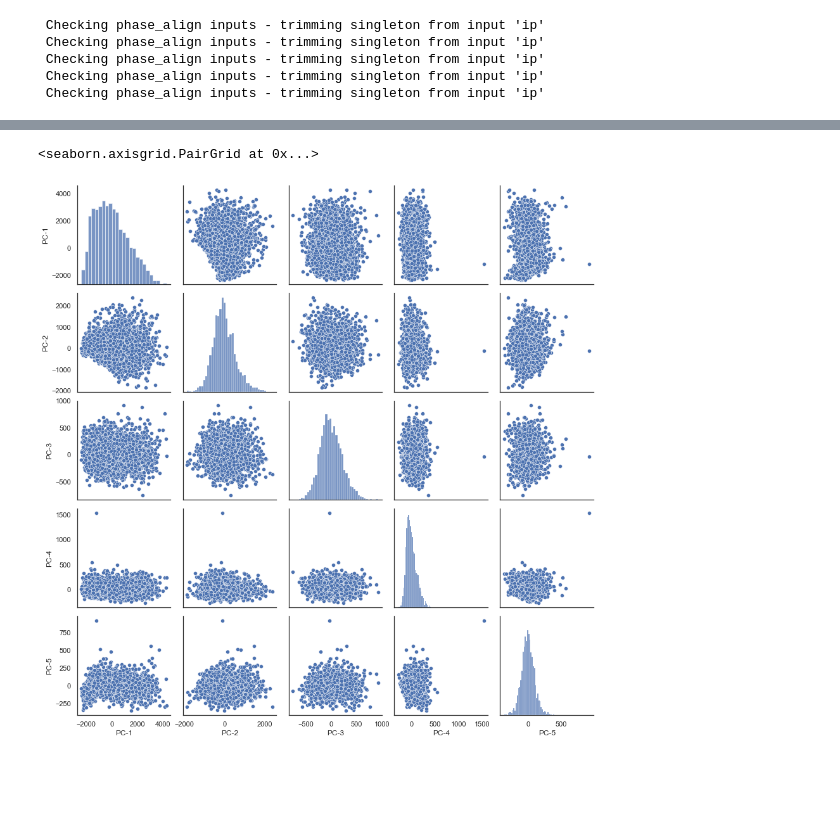
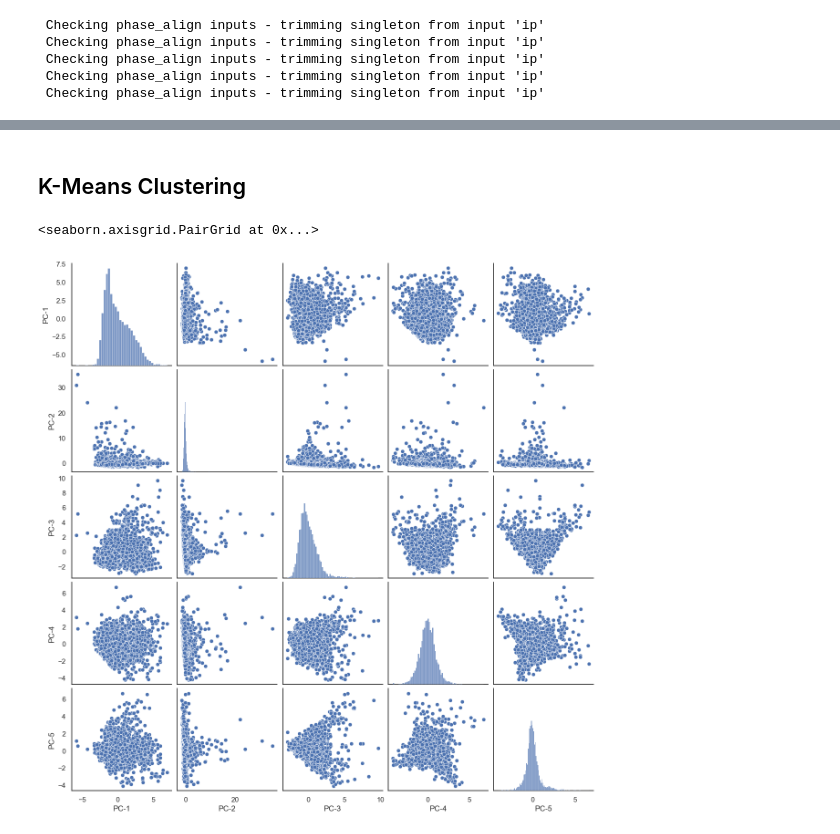
Before and after one commit to AbdelRayan/AutomaticSleepScoring, a Jupyter notebook: Nikhil/Delta_Detection.ipynb, the cells around one changed output, grey strips where cells are left out. Saved outputs shown, nothing was run; the diff lists cells and outputs as text; code cells hidden in the pictures; blank space fills up the shorter version.

```diff
--- a/Nikhil/Delta_Detection.ipynb
+++ b/Nikhil/Delta_Detection.ipynb
@@ -956,18 +542,23 @@ all_metrics5 = all_cycles5.get_metric_dataframe(subset=True)
 # %%
-pca_df1 = all_metrics1[['duration_samples', 'peak2trough', 'asc2desc', 'max_amp', 'peak_values', 'trough_values', 'mean_if', 'max_if', 'range_if']]
+pca_df1 = all_metrics1[['index', 'duration_samples', 'peak2trough', 'asc2desc', 'max_amp', 'peak_values', 'trough_values', 'mean_if', 'max_if', 'range_if']]
 pca_df1 = pd.concat([pca_df1, pd.DataFrame(all_waveforms1.T)], axis=1)
+pca_df1['post-trial'] = 1
 
-pca_df2 = all_metrics2[['duration_samples', 'peak2trough', 'asc2desc', 'max_amp', 'peak_values', 'trough_values', 'mean_if', 'max_if', 'range_if']]
+pca_df2 = all_metrics2[['index', 'duration_samples', 'peak2trough', 'asc2desc', 'max_amp', 'peak_values', 'trough_values', 'mean_if', 'max_if', 'range_if']]
 pca_df2 = pd.concat([pca_df2, pd.DataFrame(all_waveforms2.T)], axis=1)
+pca_df2['post-trial'] = 2
 
-pca_df3 = all_metrics3[['duration_samples', 'peak2trough', 'asc2desc', 'max_amp', 'peak_values', 'trough_values', 'mean_if', 'max_if', 'range_if']]
+pca_df3 = all_metrics3[['index', 'duration_samples', 'peak2trough', 'asc2desc', 'max_amp', 'peak_values', 'trough_values', 'mean_if', 'max_if', 'range_if']]
 pca_df3 = pd.concat([pca_df3, pd.DataFrame(all_waveforms3.T)], axis=1)
+pca_df3['post-trial'] = 3
 
-pca_df4 = all_metrics4[['duration_samples', 'peak2trough', 'asc2desc', 'max_amp', 'peak_values', 'trough_values', 'mean_if', 'max_if', 'range_if']]
+pca_df4 = all_metrics4[['index', 'duration_samples', 'peak2trough', 'asc2desc', 'max_amp', 'peak_values', 'trough_values', 'mean_if', 'max_if', 'range_if']]
 pca_df4 = pd.concat([pca_df4, pd.DataFrame(all_waveforms4.T)], axis=1)
+pca_df4['post-trial'] = 4
 
-pca_df5 = all_metrics5[['duration_samples', 'peak2trough', 'asc2desc', 'max_amp', 'peak_values', 'trough_values', 'mean_if', 'max_if', 'range_if']]
+pca_df5 = all_metrics5[['index', 'duration_samples', 'peak2trough', 'asc2desc', 'max_amp', 'peak_values', 'trough_values', 'mean_if', 'max_if', 'range_if']]
 pca_df5 = pd.concat([pca_df5, pd.DataFrame(all_waveforms5.T)], axis=1)
+pca_df5['post-trial'] = 5
 # %%
-pca_df_combined = pd.concat([pca_df1, pca_df2, pca_df3, pca_df4, pca_df5])
-pca_df_combined.columns = pca_df_combined.columns.astype('str')
+pca_df_with_waveforms = pd.concat([pca_df1, pca_df2, pca_df3, pca_df4, pca_df5])
+pca_df_with_waveforms.columns = pca_df_with_waveforms.columns.astype('str')
@@ -990,12 +581,15 @@ pca_df_combined
 # %%
-pca_df_combined = pca_df_combined[['duration_samples', 'peak2trough', 'asc2desc', 'max_amp', 'peak_values', 'trough_values', 'mean_if', 'max_if', 'range_if']]
+pca_df_combined = pca_df_with_waveforms[['duration_samples', 'peak2trough', 'asc2desc', 'max_amp', 'peak_values', 'trough_values', 'mean_if', 'max_if', 'range_if']]
 # %%
-pca = PCA(n_components=5)
-pca.fit(pca_df)
-X = pd.DataFrame(pca.transform(pca_df))
-X.columns = [f'PC-{i}' for i in range(1,6)]
+# pca = PCA(n_components=5)
+# pca.fit(pca_df)
+# X = pd.DataFrame(pca.transform(pca_df))
+# X.columns = [f'PC-{i}' for i in range(1,6)]
+# pca_df_combined
+
+scaled_data = StandardScaler().fit_transform(pca_df_combined)
 
 pca_combined = PCA(n_components=5)
-pca_combined.fit(pca_df_combined)
-X_combined = pd.DataFrame(pca_combined.transform(pca_df_combined))
-X_combined.columns = [f'PC-{i}' for i in range(1,6)]
+pca_combined.fit(scaled_data)
+components_combined = pd.DataFrame(pca_combined.transform(scaled_data))
+components_combined.columns = [f'PC-{i}' for i in range(1,6)]
@@ -1002,5 +609,7 @@ X_combined.columns = [f'PC-{i}' for i in range(1,6)]
+# %% [markdown]
+## K-Means Clustering
 # %%
-sns.pairplot(X)
+sns.pairplot(components_combined)
 # %% [output]
 <seaborn.axisgrid.PairGrid at 0x...>
-[figure, old version]
+[figure, new version]
```
Also changed, not shown: parts of 78 cells of this notebook, 1 other file.
